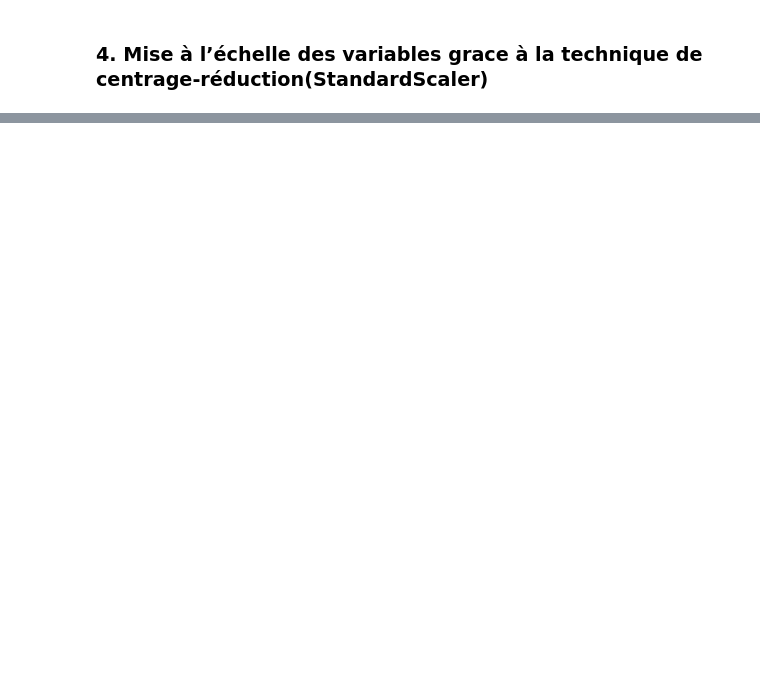
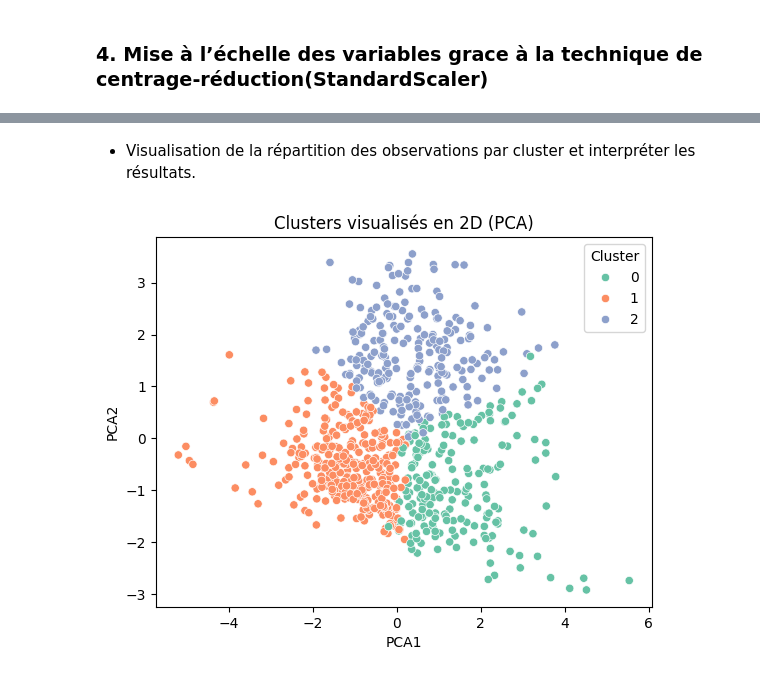
Before and after one commit to r00tMG/risque_diabete_par_analyse_clinique_model_apprentissage, a Jupyter notebook: script.ipynb, the cells around one changed output, grey strips where cells are left out. Cells and saved outputs as stored; diff of their text form; code cells hidden in the pictures; blank space fills up the shorter version.

```diff
--- a/script.ipynb
+++ b/script.ipynb
@@ -239,0 +343,3 @@ df_clean
+# %%
+kmeans = KMeans(n_clusters = 3, random_state = 42)
+kmeans.fit(X_scaled)
@@ -239,0 +350,4 @@ df_clean
+# %%
+df = df_clean.copy()
+df["Cluster"] = kmeans.labels_
+df
@@ -239,0 +368,13 @@ df_clean
+# %% [markdown]
+- Visualisation de la répartition des observations par cluster et interpréter les résultats.
+# %%
+from sklearn.decomposition import PCA
+pca = PCA(n_components=2)
+X_pca = pca.fit_transform(X_scaled)
+df["PCA1"] = X_pca[:,0]
+df["PCA2"] = X_pca[:,1]
+sns.scatterplot(data = df, x="PCA1", y="PCA2", hue="Cluster", palette="Set2")
+plt.title("Clusters visualisés en 2D (PCA)")
+plt.show()
+# %% [output]
+[figure, added]
```
Also changed, not shown: parts of 20 cells of this notebook.
